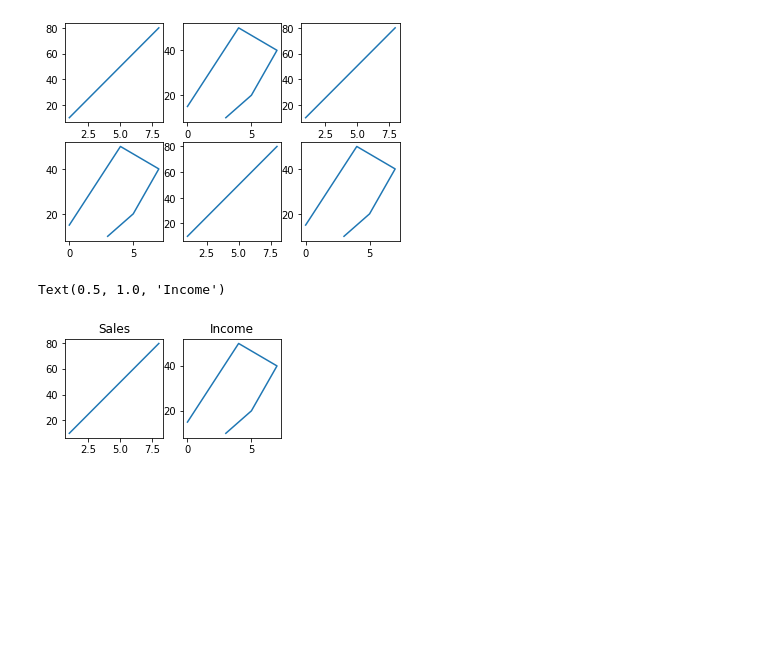
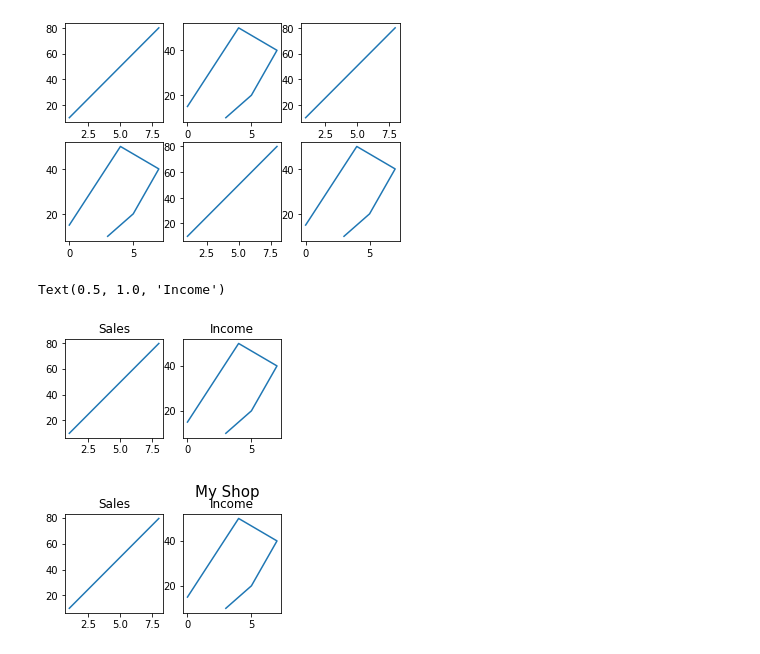
Before and after one commit to chimaihueze/Basics-of-Matplotlib, a Jupyter notebook: matplotlib_subplots.ipynb, the cells around one changed output. Cells and saved outputs as stored; diff of their text form; code cells hidden in the pictures; blank space fills up the shorter version.

```diff
--- a/matplotlib_subplots.ipynb
+++ b/matplotlib_subplots.ipynb
@@ -144,3 +144,32 @@ plt.title("Income")
 # %% [output]
 Text(0.5, 1.0, 'Income')
 [figure]
+# %%
+# Super Title
+# You can add a title to the entire figure with the suptitle() function:
+
+# Example
+# Add a title for the entire figure:
+
+# Plot 1
+
+ab = np.array([1, 2, 3, 4, 8])
+ac = np.array([10, 20, 30, 40, 80])
+
+plt.subplot(2, 3, 1)
+plt.plot(ab, ac)
+plt.title("Sales")
+
+# Plot 2
+
+ab = np.array([3, 5, 7, 4, 0])
+ac = np.array([10, 20, 40, 50, 15])
+
+plt.subplot(2, 3, 2)
+plt.plot(ab, ac)
+plt.title("Income")
+
+plt.suptitle("My Shop", fontsize = '15')
+plt.show()
+# %% [output]
+[figure, added]
```
